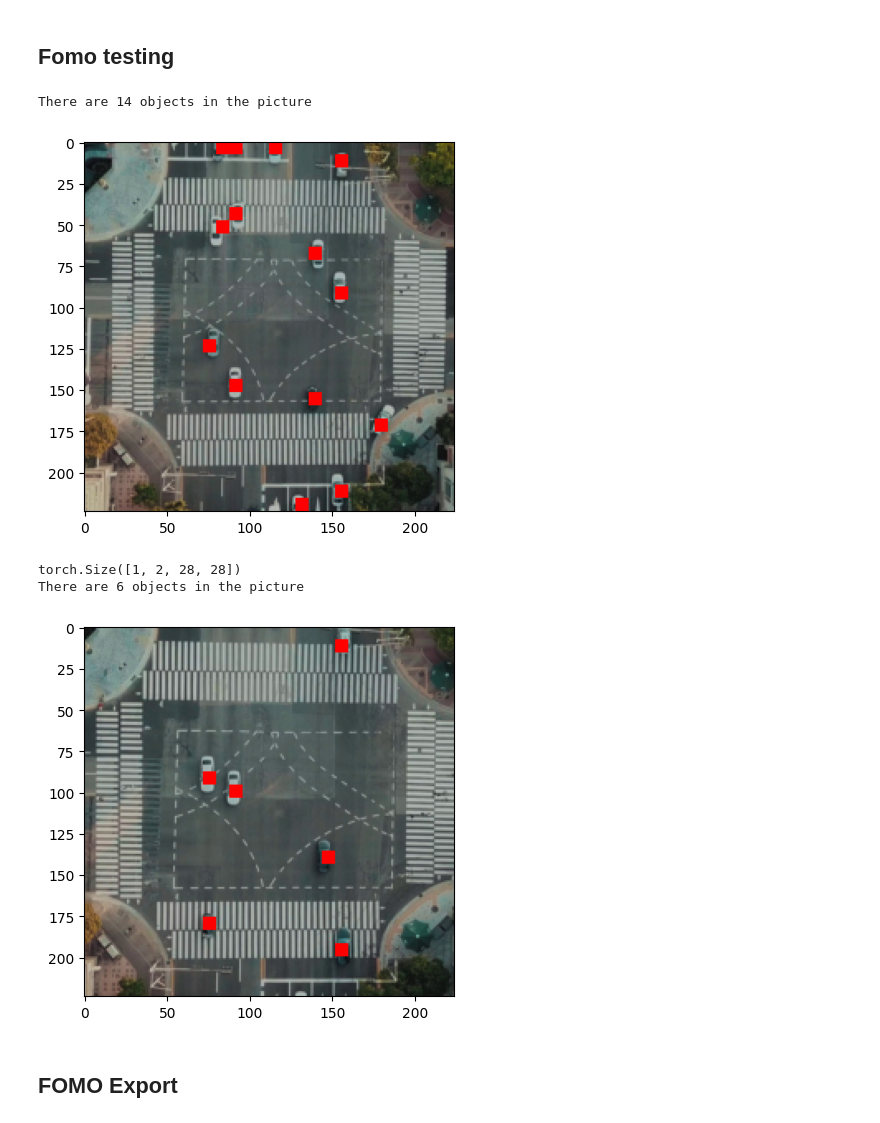
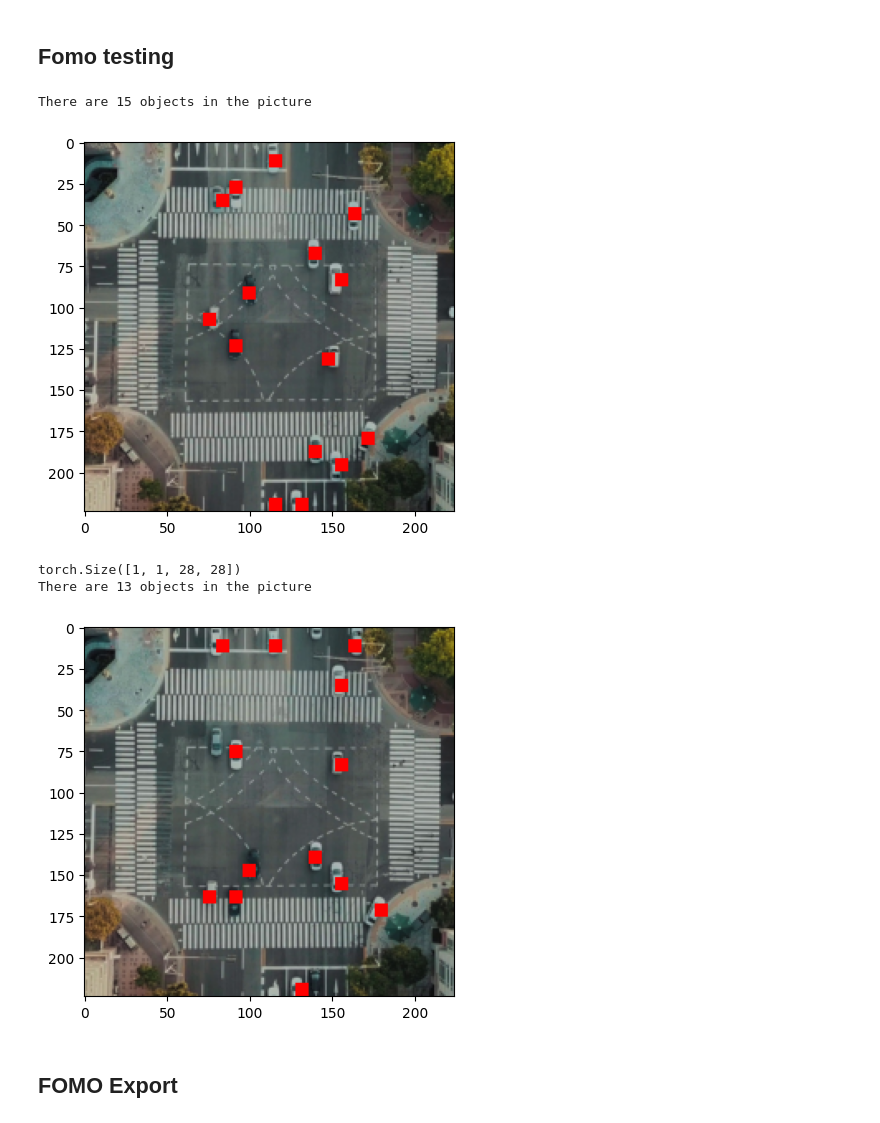
Before and after one commit to krzy3chu/FOMO, a Jupyter notebook: fomo.ipynb, the cells around one changed output. Saved outputs shown, nothing was run; the diff lists cells and outputs as text; code cells hidden in the pictures.

Commit message:
Remove the background class

```diff
--- a/fomo.ipynb
+++ b/fomo.ipynb
@@ -46,8 +46,6 @@ class BoundingBoxToMask:
 
     def __call__(self, label):
         grid_resolution = int(self._image_resolution / self._grid_scale)
-
-        background_mask = torch.ones((grid_resolution, grid_resolution), dtype=float)
 
         masks = []
         for i in range(self._number_of_classes):
@@ -61,10 +59,8 @@ class BoundingBoxToMask:
                     x = int(x * grid_resolution)
                     y = int(y * grid_resolution)
                     class_mask[y, x] = 1.0
-                    background_mask[y, x] = 0.0
 
             masks.append(class_mask)
-        masks = [background_mask] + masks
         return torch.stack(masks)
 # %% [markdown]
 #### Dataset
@@ -167,13 +163,12 @@ def fomo_net(weights: None, number_of_classes: int) -> nn.Module:
     model = nn.Sequential(*features)
 
     # Add classification layers
-    number_of_classes_with_background = number_of_classes + 1
     model.classifier = nn.Sequential(
         nn.Conv2d(in_channels=192, out_channels=32, kernel_size=1, stride=1),
         nn.ReLU(),
         nn.Conv2d(
             in_channels=32,
-            out_channels=number_of_classes_with_background,
+            out_channels=number_of_classes,
             kernel_size=1,
             stride=1,
         ),
@@ -226,12 +221,17 @@ def postprocess_fomo_mask_prediction(
             channel = channel.numpy()
             binary_channel = np.where(channel > threshold, 1.0, 0.0).astype(np.int8)
 
-            if i != 0:  # Skip the background mask
-                number_of_blobs, blobs = cv2.connectedComponentsWithAlgorithm(binary_channel, connectivity=8, ltype=cv2.CV_32S, ccltype=cv2.CCL_WU)
-                binary_channel.fill(0)
-                for blob in range(1, number_of_blobs):
-                    max_val = np.max(channel[blobs == blob])
-                    binary_channel += np.where(channel == max_val, 1, 0)
+            number_of_blobs, blobs = cv2.connectedComponentsWithAlgorithm(
+                binary_channel,
+                connectivity=8,
+                ltype=cv2.CV_32S,
+                ccltype=cv2.CCL_WU,
+            )
+
+            binary_channel.fill(0)
+            for blob in range(1, number_of_blobs):
+                max_val = np.max(channel[blobs == blob])
+                binary_channel += np.where(channel == max_val, 1, 0)
 
             single_mask_pred[i] = torch.from_numpy(binary_channel)
     return mask_pred
@@ -305,17 +309,17 @@ def inspect_training_data(data_index, mask_index):
     mask = data[1][data_index]
     display_mask(mask = mask[mask_index], image = image)
 # %%
-inspect_training_data(data_index=3, mask_index=1)
+inspect_training_data(data_index=3, mask_index=0)
 # %% [output]
-There are 14 objects in the picture
+There are 15 objects in the picture
-[figure, old version]
+[figure, new version]
 # %%
 def fomo_test(data_index: int, mask_index: int, threshold: float):
     val_loader = vehicle_data_module.val_dataloader()
     data = next(iter(val_loader))
     image = data[0][data_index]
     model = FomoModule.load_from_checkpoint(
-        "lightning_logs/version_4/checkpoints/epoch=99-step=400.ckpt"
+        "mlruns/438601560744199848/8d870c568e404a099c5efbc55fdd85e0/checkpoints/epoch=99-step=400.ckpt"
     )
     with torch.no_grad():
         model.eval()
@@ -325,11 +329,11 @@ def fomo_test(data_index: int, mask_index: int, threshold: float):
         print(mask_pred.shape)
         display_mask(mask_pred.squeeze(0)[mask_index], image)
 # %%
-fomo_test(data_index=4, mask_index=1, threshold=0.5)
+fomo_test(data_index=16, mask_index=0, threshold=0.5)
 # %% [output]
-torch.Size([1, 2, 28, 28])
-There are 6 objects in the picture
+torch.Size([1, 1, 28, 28])
+There are 13 objects in the picture
-[figure, old version]
+[figure, new version]
 # %% [markdown]
 ## FOMO Export
 # %%
```
Also changed, not shown: parts of 2 cells of this notebook.
